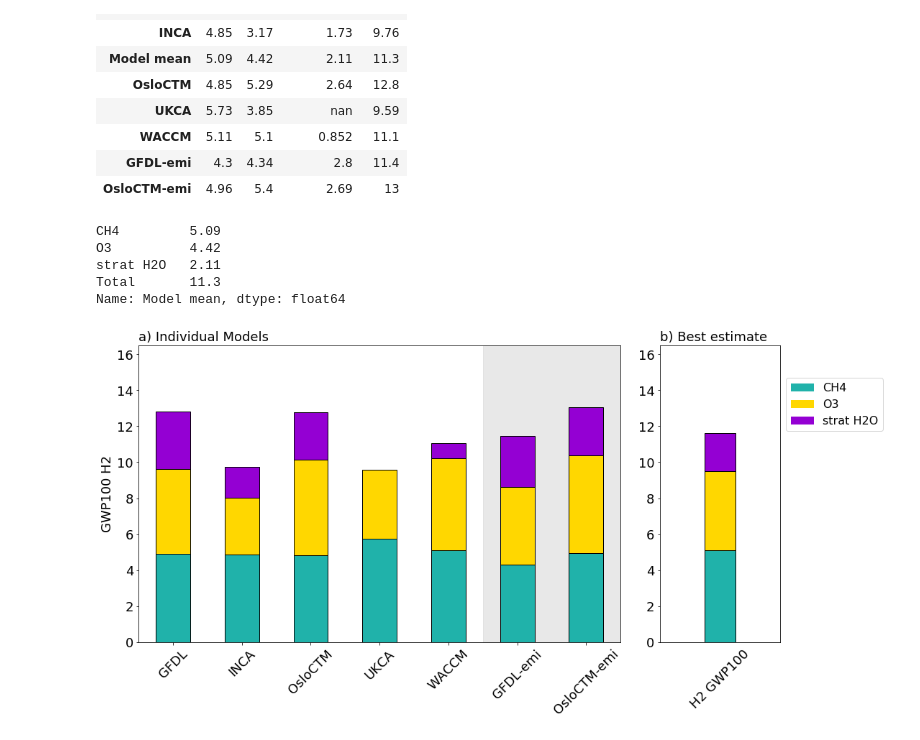
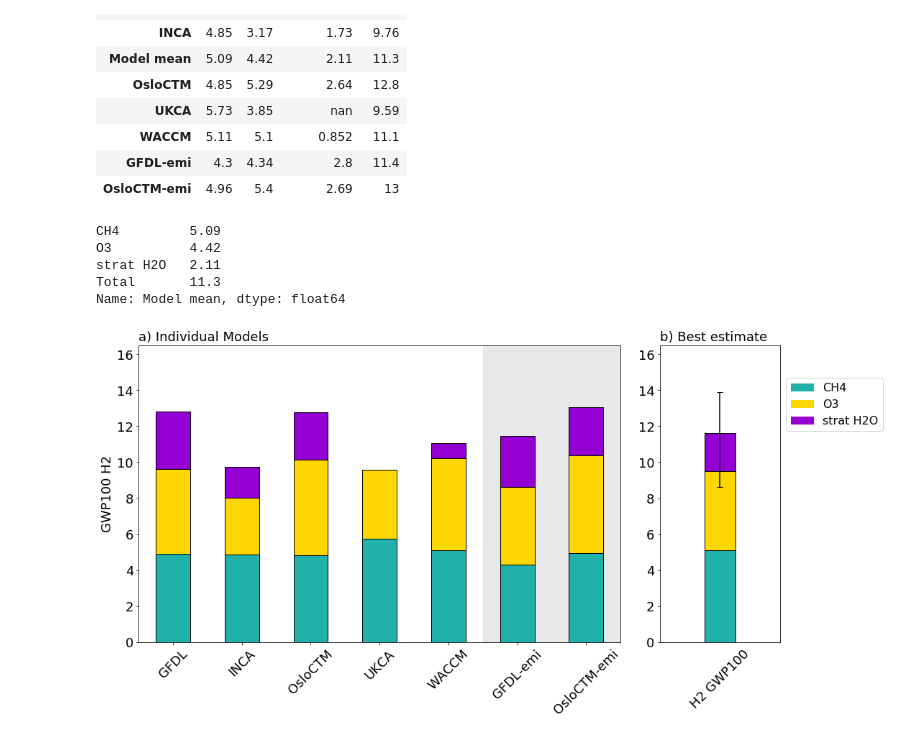
Before and after one commit to ciceroOslo/Hydrogen_GWP, a Jupyter notebook: GWP_different_time_horizons.ipynb, the cells around one changed output. Cells and saved outputs as stored; diff of their text form; code cells hidden in the pictures.

```diff
--- a/GWP_different_time_horizons.ipynb
+++ b/GWP_different_time_horizons.ipynb
@@ -540,38 +540,38 @@ plt.bar(x, y2,color=O3_color, bottom = y1, width = 0.8, edgecolor='black')
 plt.bar(x, y3,color=H2O_color, bottom = helpy, width = 0.8, edgecolor='black')
 
 #plt.plot(1,df_table_gwp_best_estimate['Model mean'].loc['Total'],'*')
-plt.errorbar(1, df_table_gwp_simple.loc['Model mean'].sum(), yerr=sigma, color='black',capsize=4)
+plt.errorbar(1, df_table_gwp_simple.loc['Model mean'].loc['Total'], yerr=sigma, color='black',capsize=4)
 #df_table_gwp_best_estimate['Model mean'].drop('Total').T.plot.bar(stacked=True,
 #                        color=[CH4_color,O3_color,  H2O_color],
 #                        edgecolor='black',
 #                        ax=axs, legend=False)
 plt.ylim((0,16.5))
 plt.tick_params(
     axis='x',          # changes apply to the x-axis
     which='both',      # both major and minor ticks are affected
     bottom=False,      # ticks along the bottom edge are off
     top=False,         # ticks along the top edge are off
     labelbottom=True)
 #plt.xlim((0.4,0.6))
 # Shrink current axis by 20%
 box = axs.get_position()
 axs.set_position([box.x0, box.y0, box.width * 0.7, box.height])
 
 # Put a legend to the right of the current axis
 if starplot:
     axs.legend(loc='center left', bbox_to_anchor=(1, 0.8),handles = [CH4_legend, O3_legend,  H2O_legend, star])
 else:
     axs.legend(loc='center left', bbox_to_anchor=(1, 0.8),handles = [CH4_legend, O3_legend,  H2O_legend])
 axs.set_title('b) Best estimate',loc='left')
 plt.xticks(rotation = 45)
 plt.tight_layout()
 plt.savefig('output/Hydrogen_GWP.png', transparent=True)
 
 #df_table_gwp_best_estimate['Model mean']
 # %% [output]
 CH4         5.09
 O3          4.42
 strat H2O   2.11
 Total       11.3
 Name: Model mean, dtype: float64
-[figure, old version]
+[figure, new version]
```
